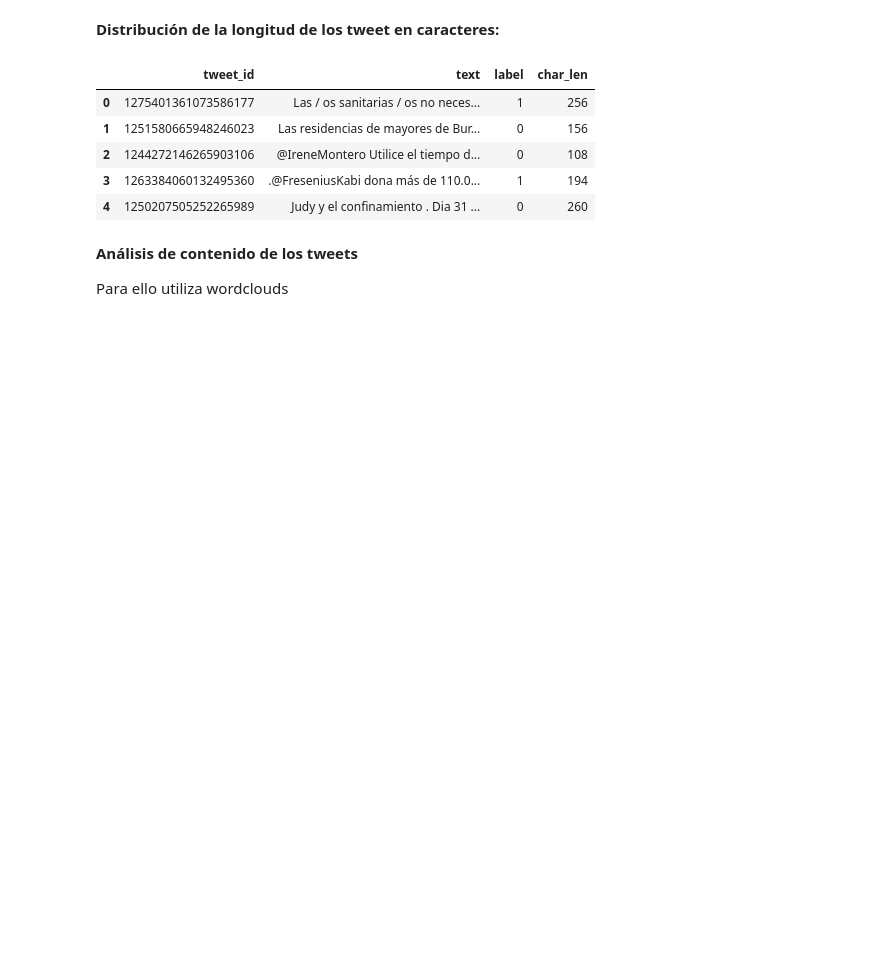
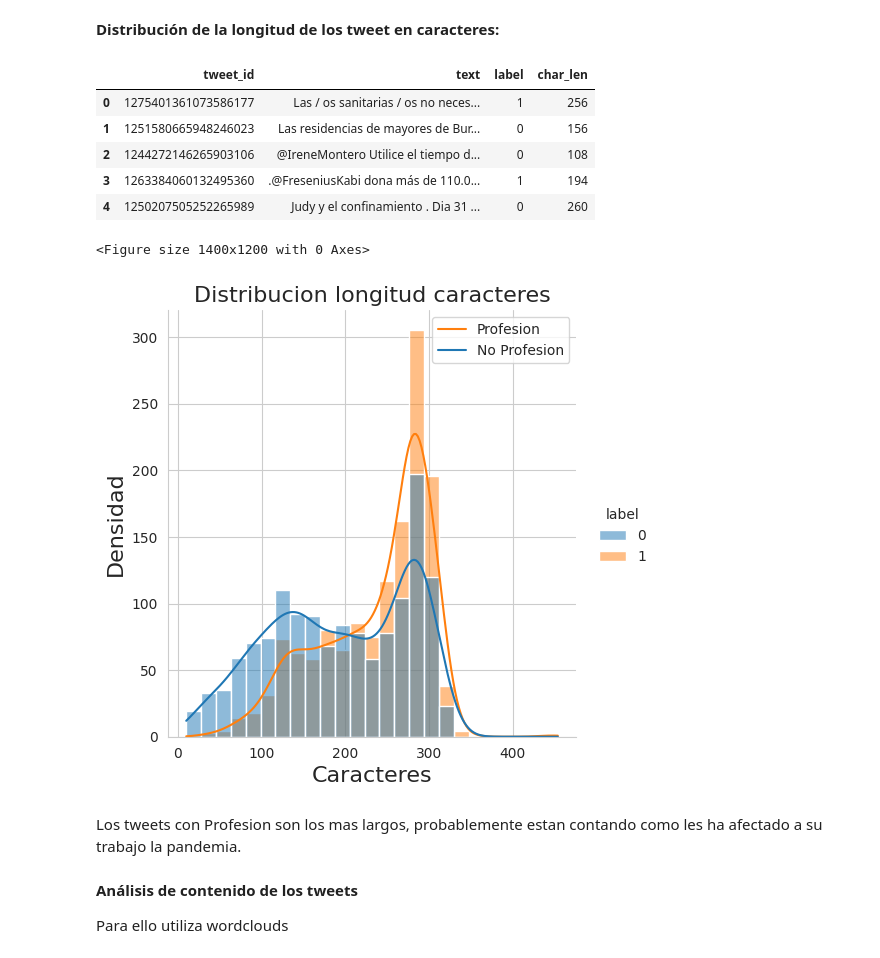
Before and after one commit to Fabio2394/text_mining, a Jupyter notebook: Ejercicio1_clasificacion_alumno.ipynb, the cells around one changed output. Saved outputs shown, nothing was run; the diff lists cells and outputs as text; code cells hidden in the pictures; blank space fills up the shorter version.

```diff
--- a/Ejercicio1_clasificacion_alumno.ipynb
+++ b/Ejercicio1_clasificacion_alumno.ipynb
@@ -236,6 +248,23 @@ dataset_train_df.head()
 | 2 | 1244272146265903106 | @IreneMontero Utilice el tiempo d... | 0 | 108 |
 | 3 | 1263384060132495360 | .@FreseniusKabi dona más de 110.0... | 1 | 194 |
 | 4 | 1250207505252265989 | Judy y el confinamiento . Dia 31 ... | 0 | 260 |
+# %%
+fig = plt.figure(figsize=(14,12))
+sns.set_style("whitegrid")
+
+sns.displot(data=dataset_train_df, x="char_len", hue="label", kde=True, legend=True)
+plt.legend(["Profesion", "No Profesion"])
+
+plt.title('Distribucion longitud caracteres', fontsize=16)
+plt.xlabel('Caracteres', fontsize=16)
+plt.ylabel('Densidad', fontsize=16)
+
+plt.show()
+# %% [output]
+<Figure size 1400x1200 with 0 Axes>
+[figure, added]
+# %% [markdown]
+Los tweets con Profesion son los mas largos, probablemente estan contando como les ha afectado a su trabajo la pandemia.
 # %% [markdown]
 **Análisis de contenido de los tweets**
 
```
Also changed, not shown: parts of 25 cells of this notebook.
